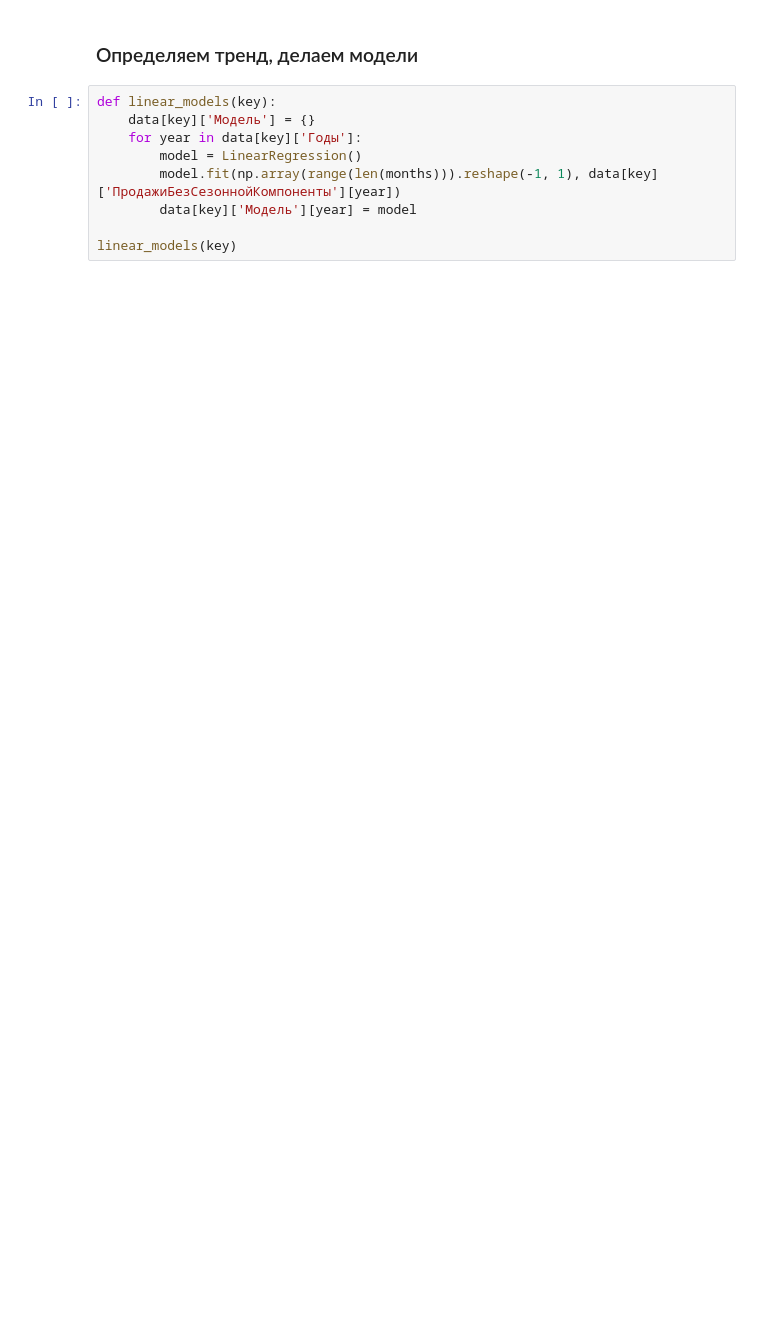
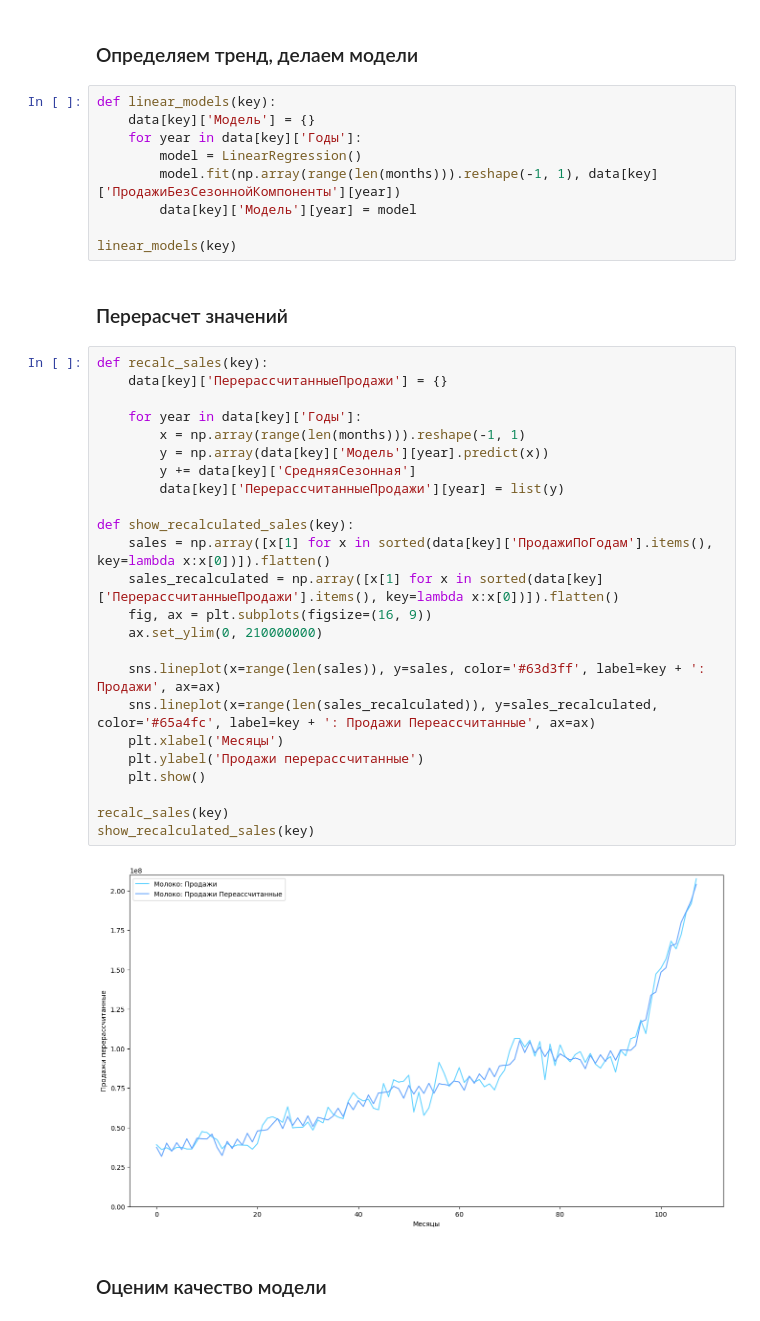
Before and after one commit to AltairkaGit/MilkStats, a Jupyter notebook: model.ipynb, the cells around one changed output. Drawn from its saved outputs; the diff is of its cells as text; blank space fills up the shorter version.

```diff
--- a/model.ipynb
+++ b/model.ipynb
@@ -334,3 +327,33 @@ def linear_models(key):
         data[key]['Модель'][year] = model
 
 linear_models(key)
+# %% [markdown]
+### Перерасчет значений
+# %%
+def recalc_sales(key):
+    data[key]['ПерерассчитанныеПродажи'] = {}
+
+    for year in data[key]['Годы']:
+        x = np.array(range(len(months))).reshape(-1, 1)
+        y = np.array(data[key]['Модель'][year].predict(x))
+        y += data[key]['СредняяСезонная']
+        data[key]['ПерерассчитанныеПродажи'][year] = list(y)
+
+def show_recalculated_sales(key):
+    sales = np.array([x[1] for x in sorted(data[key]['ПродажиПоГодам'].items(), key=lambda x:x[0])]).flatten()
+    sales_recalculated = np.array([x[1] for x in sorted(data[key]['ПерерассчитанныеПродажи'].items(), key=lambda x:x[0])]).flatten()
+    fig, ax = plt.subplots(figsize=(16, 9))
+    ax.set_ylim(0, 210000000)
+
+    sns.lineplot(x=range(len(sales)), y=sales, color='#63d3ff', label=key + ': Продажи', ax=ax)
+    sns.lineplot(x=range(len(sales_recalculated)), y=sales_recalculated, color='#65a4fc', label=key + ': Продажи Переассчитанные', ax=ax)
+    plt.xlabel('Месяцы')
+    plt.ylabel('Продажи перерассчитанные')
+    plt.show()
+
+recalc_sales(key)
+show_recalculated_sales(key)
+# %% [output]
+[figure, added]
+# %% [markdown]
+### Оценим качество модели
```
Also changed, not shown: parts of 3 cells of this notebook.
